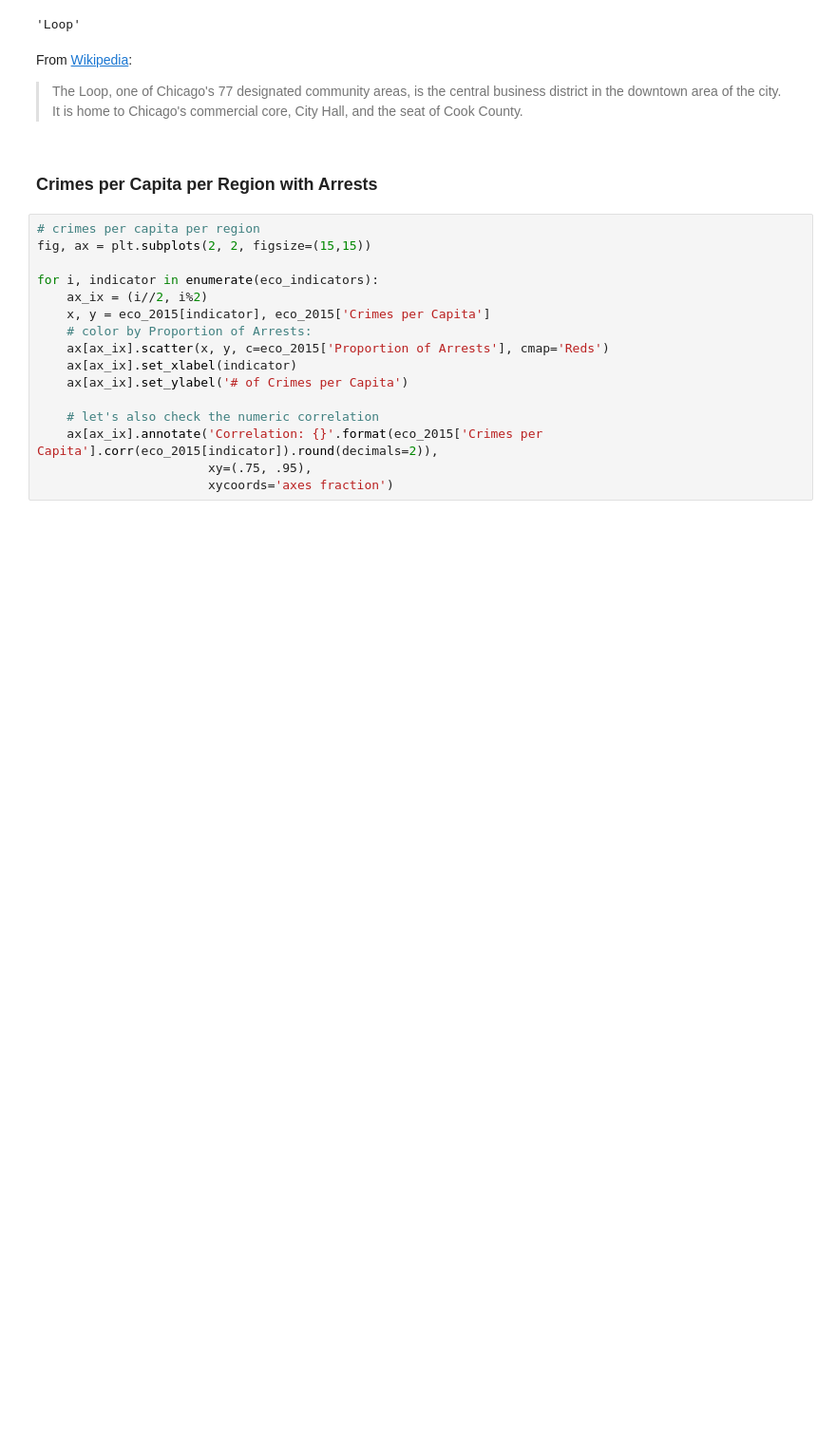
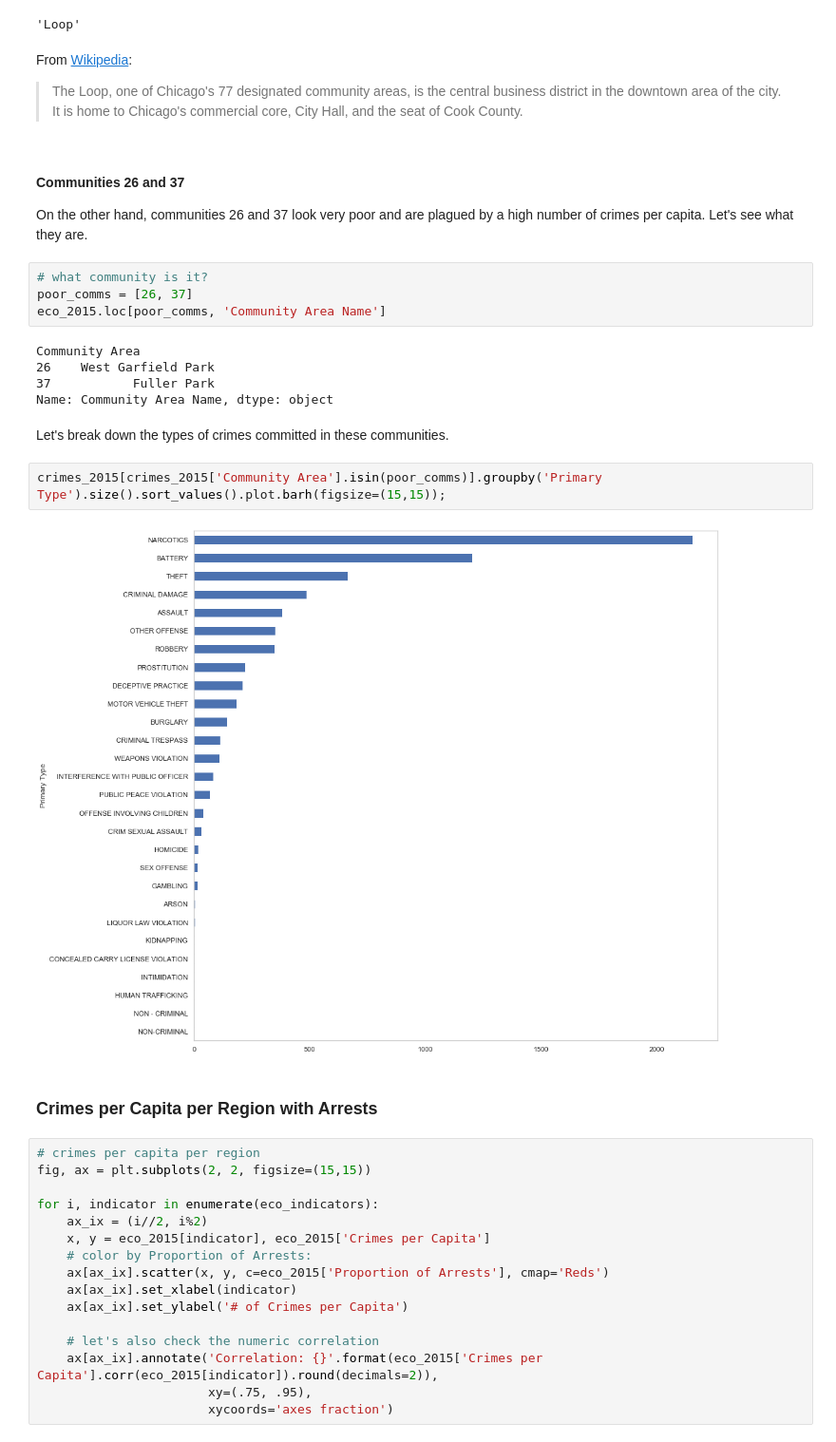
Before and after one commit to vbernardes/chicago-crime-dataviz, a Jupyter notebook: Economic Indicators.ipynb, the cells around one changed output. Shown at 95% size. Saved outputs shown, nothing was run; the diff lists cells and outputs as text; blank space fills up the shorter version.

Commit message:
Add break down of crime types in poor community

```diff
--- a/Economic Indicators.ipynb
+++ b/Economic Indicators.ipynb
@@ -168,6 +170,25 @@ eco_2015.loc[32, 'Community Area Name']
 From [Wikipedia](https://en.wikipedia.org/wiki/Chicago_Loop):
 
 > The Loop, one of Chicago's 77 designated community areas, is the central business district in the downtown area of the city. It is home to Chicago's commercial core, City Hall, and the seat of Cook County.
+# %% [markdown]
+#### Communities 26 and 37
+
+On the other hand, communities 26 and 37 look very poor and are plagued by a high number of crimes per capita. Let's see what they are.
+# %%
+# what community is it?
+poor_comms = [26, 37]
+eco_2015.loc[poor_comms, 'Community Area Name']
+# %% [output]
+Community Area
+26    West Garfield Park
+37           Fuller Park
+Name: Community Area Name, dtype: object
+# %% [markdown]
+Let's break down the types of crimes committed in these communities.
+# %%
+crimes_2015[crimes_2015['Community Area'].isin(poor_comms)].groupby('Primary Type').size().sort_values().plot.barh(figsize=(15,15));
+# %% [output]
+[figure, added]
 # %% [markdown]
 ### Crimes per Capita per Region with Arrests
 # %%
```
Also changed, not shown: parts of 1 cell of this notebook.
